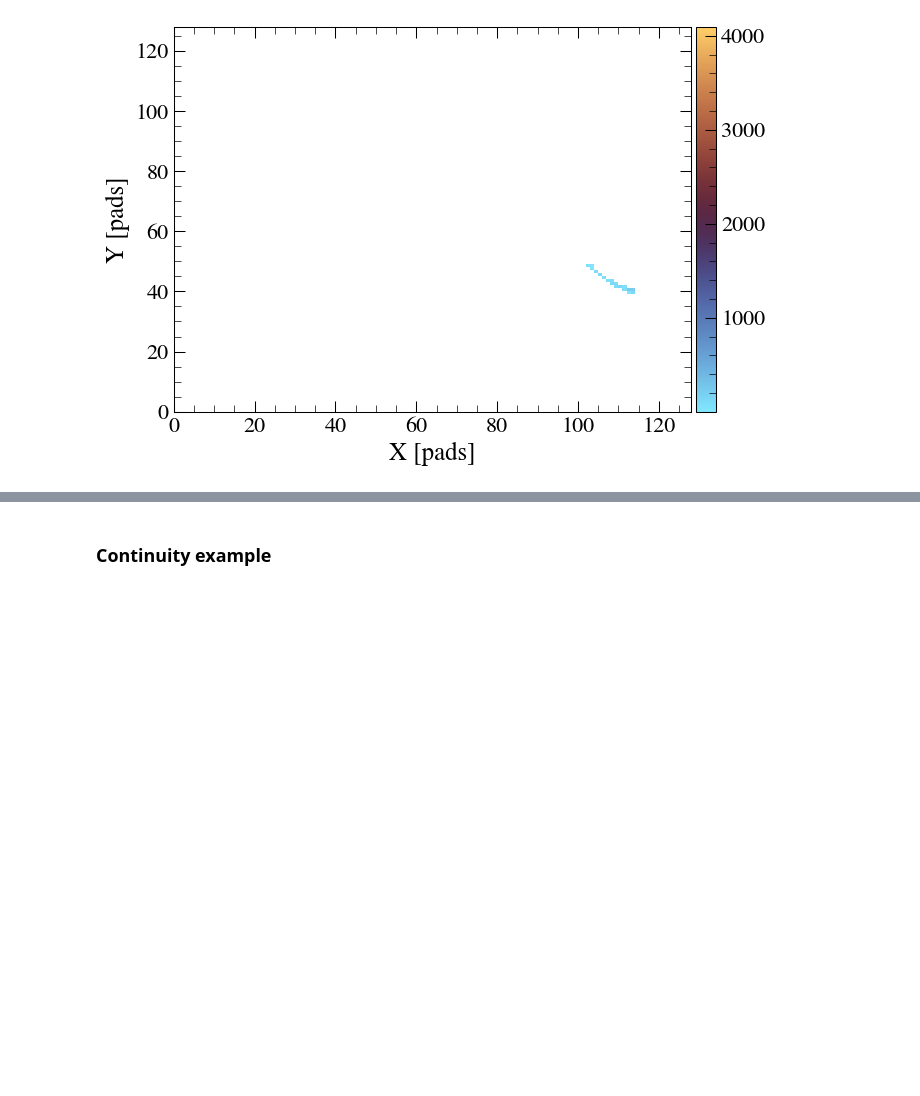
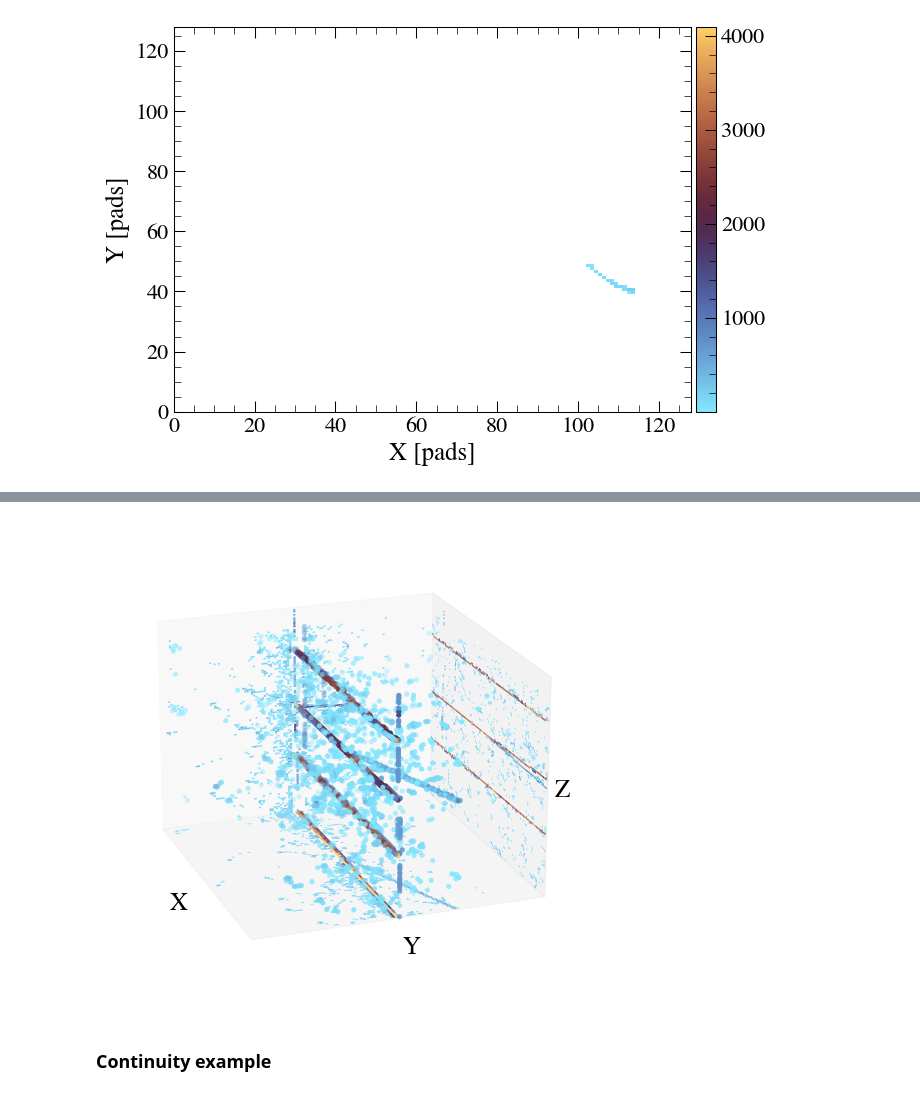
Before and after one commit to loopset/e796-analysis, a Jupyter notebook: Publications/analysis/track_reconstruction.ipynb, the cells around one changed output, grey strips where cells are left out. Saved outputs shown, nothing was run; the diff lists cells and outputs as text; code cells hidden in the pictures; blank space fills up the shorter version.

```diff
--- a/Publications/analysis/track_reconstruction.ipynb
+++ b/Publications/analysis/track_reconstruction.ipynb
@@ -182,3 +96,100 @@ evdelta.plot(ax=ax, isCluster=False)
+# %%
+# %matplotlib tk
+maxq: float = 4096
+
+def plot_3d(ax: Axes3D, ev: TPCInterface):
+    vals = ev.fHist.values()
+    ok = vals > 0
+    x, y, z = np.where(ok)
+    q = vals[x, y, z]
+    q = np.clip(q, None, maxq)
+    x = x + 0.5
+    y = y + 0.5
+    z = z + 0.5
+    # Get axis
+    sca = ax.scatter(  # type: ignore
+        x,
+        y,
+        z, #type: ignore
+        c=q,
+        s=14,
+        marker="o",
+        edgecolor="none",
+        # linewidth=0.3,
+        cmap="managua_r",
+        # depthshade=False,
+    )
+    sca.set_rasterized(True)
+    ax.set_xlim(0, ev.fHist.axes[0].edges[-1])  # type: ignore
+    ax.set_ylim(0, ev.fHist.axes[1].edges[-1])  # type: ignore
+    ax.set_zlim(0, ev.fHist.axes[2].edges[-1])  # type: ignore
+
+
+def plot_projections(ax: Axes3D, ev: TPCInterface, proj: str, stride:int=1):
+    axes = {"xy": ("X", "Y"), "xz": ("X", "Z"), "yz": ("Y", "Z")}
+    plane = {"xy": 0, "xz": 128, "yz": 0}
+    h = ev.fHist.project(*axes[proj])
+    # Axis
+    xedges = np.linspace(0, 128, 129)
+    yedges = np.linspace(0, 128, 129)
+    # Contents
+    vals = h.values() #type: ignore
+    # Set overflow
+    vals = np.clip(vals, None, maxq)
+    # And mask empty bins
+    vals = np.ma.masked_where(vals == 0, vals)
+    # Mesh grid
+    X, Y = np.meshgrid(xedges, yedges)
+    Z = np.full_like(X, plane[proj])
+    # Get according to projection
+    if proj == "xy":
+        x = X
+        y = Y
+        z = Z
+    elif proj == "xz":
+        x = X
+        y = Z
+        z = Y
+    else:
+        x = Z
+        y = X
+        z = Y
+    surf = ax.plot_surface(x[:-1, :-1], y[:-1, :-1], z[:-1, :-1],
+                    facecolors=plt.cm.managua_r(vals.T / vals.max()),#type: ignore
+                    rstride=stride, cstride=stride, linewidth=0,
+                    shade=False,
+                    # antialiased=False,
+                  )
+    surf.set_edgecolor("none")
+    surf.set_rasterized(True)
+
+
+
+fig = plt.figure(figsize=(10, 5))
+ax:Axes3D = fig.add_subplot(111, projection="3d")
+ax.grid(False)
+plot_3d(ax, chosen)
+# Projection XY
+plot_projections(ax, chosen, "xy", 1)
+plot_projections(ax, chosen, "xz", 1)
+plot_projections(ax, chosen, "yz", 1)
+
+# Hide walls
+for axis in [ax.xaxis, ax.yaxis, ax.zaxis]:
+    axis.line.set_color((1, 1, 1, 0))
+
+# remove ticks / labels
+ax.set_xticks([]); ax.set_yticks([]); ax.set_zticks([]) #type: ignore
+ax.set_xlabel("X", labelpad=-5); ax.set_ylabel("Y", labelpad=-5); ax.set_zlabel("Z", labelpad=-15)
+
+# Set view
+ax.view_init(elev=20, azim=-20)
+
+fig.tight_layout()
+fig.savefig(sty.thesis + "point_cloud.pdf", dpi=300)
+# plt.show()
+# %% [output]
+[figure, added]
 # %% [markdown]
 ### Continuity example
 # %%
```
Also changed, not shown: parts of 8 cells of this notebook.
